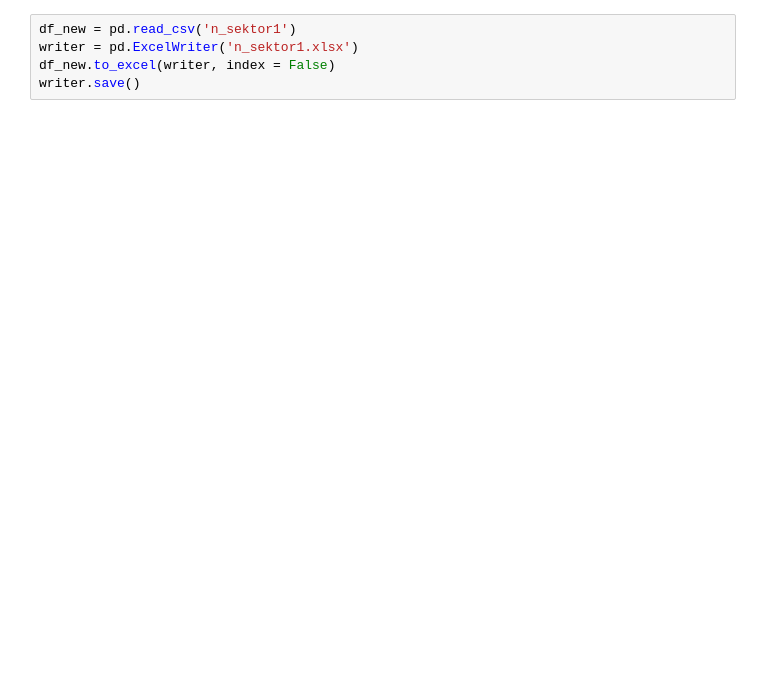
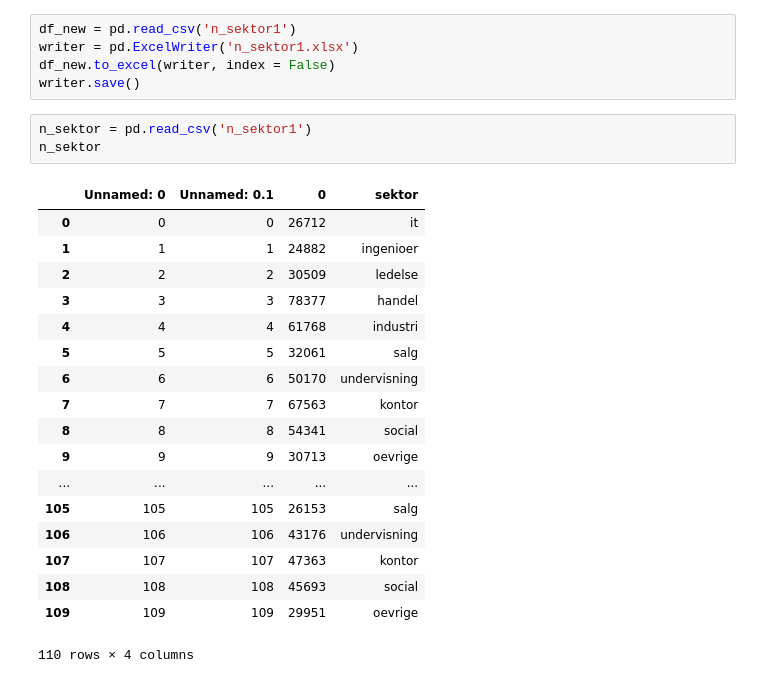
Before and after one commit to Naeim-S/GRP-33-TEST-1, a Jupyter notebook: EXAM/Dataset/Grafer.ipynb, the cells around one changed output. Cells and saved outputs as stored; diff of their text form; blank space fills up the shorter version.

```diff
--- a/EXAM/Dataset/Grafer.ipynb
+++ b/EXAM/Dataset/Grafer.ipynb
@@ -247,3 +257,25 @@ df_new = pd.read_csv('n_sektor1')
 writer = pd.ExcelWriter('n_sektor1.xlsx')
 df_new.to_excel(writer, index = False)
 writer.save()
+# %%
+n_sektor = pd.read_csv('n_sektor1')
+n_sektor
+# %% [output]
+|  | Unnamed: 0 | Unnamed: 0.1 | 0 | sektor |
+| 0 | 0 | 0 | 26712 | it |
+| 1 | 1 | 1 | 24882 | ingenioer |
+| 2 | 2 | 2 | 30509 | ledelse |
+| 3 | 3 | 3 | 78377 | handel |
+| 4 | 4 | 4 | 61768 | industri |
+| 5 | 5 | 5 | 32061 | salg |
+| 6 | 6 | 6 | 50170 | undervisning |
+| 7 | 7 | 7 | 67563 | kontor |
+| 8 | 8 | 8 | 54341 | social |
+| 9 | 9 | 9 | 30713 | oevrige |
+| ... | ... | ... | ... | ... |
+| 105 | 105 | 105 | 26153 | salg |
+| 106 | 106 | 106 | 43176 | undervisning |
+| 107 | 107 | 107 | 47363 | kontor |
+| 108 | 108 | 108 | 45693 | social |
+| 109 | 109 | 109 | 29951 | oevrige |
+110 rows × 4 columns
```
Also changed, not shown: parts of 5 cells of this notebook, 9 other files.
